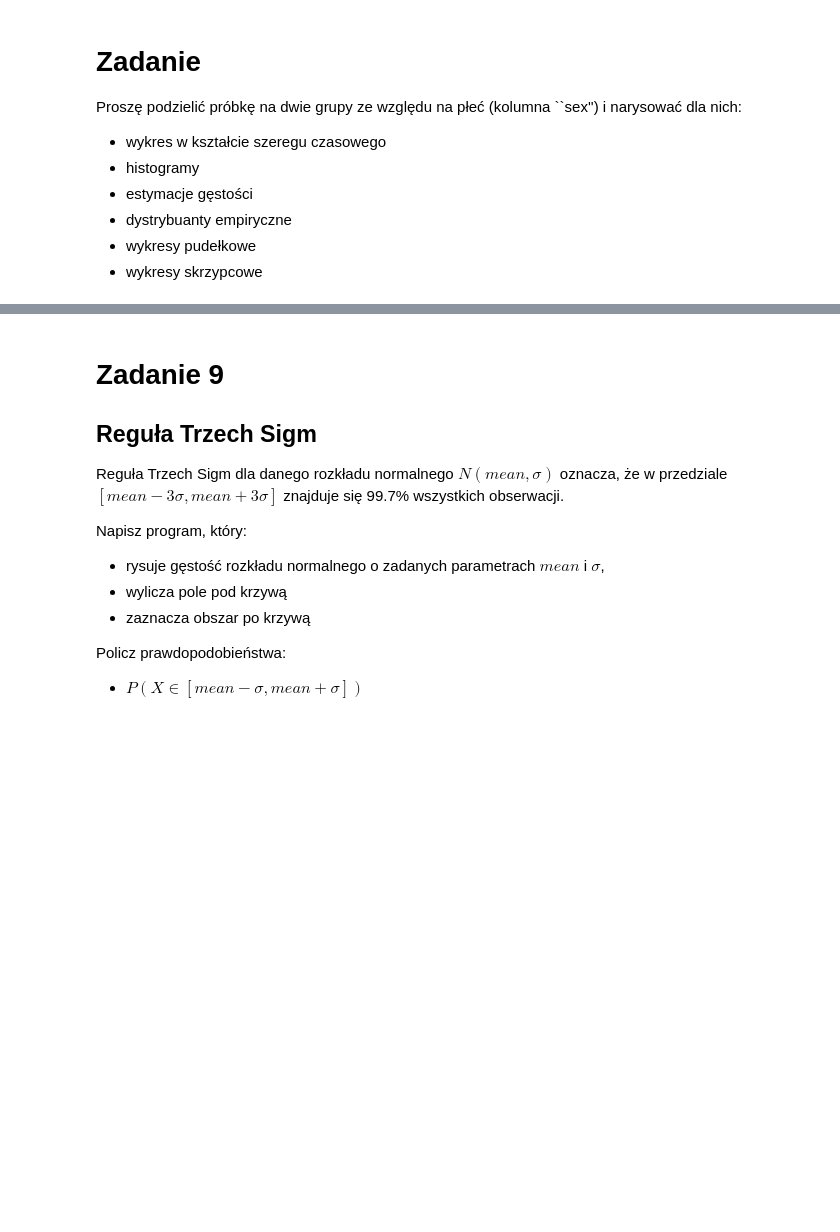
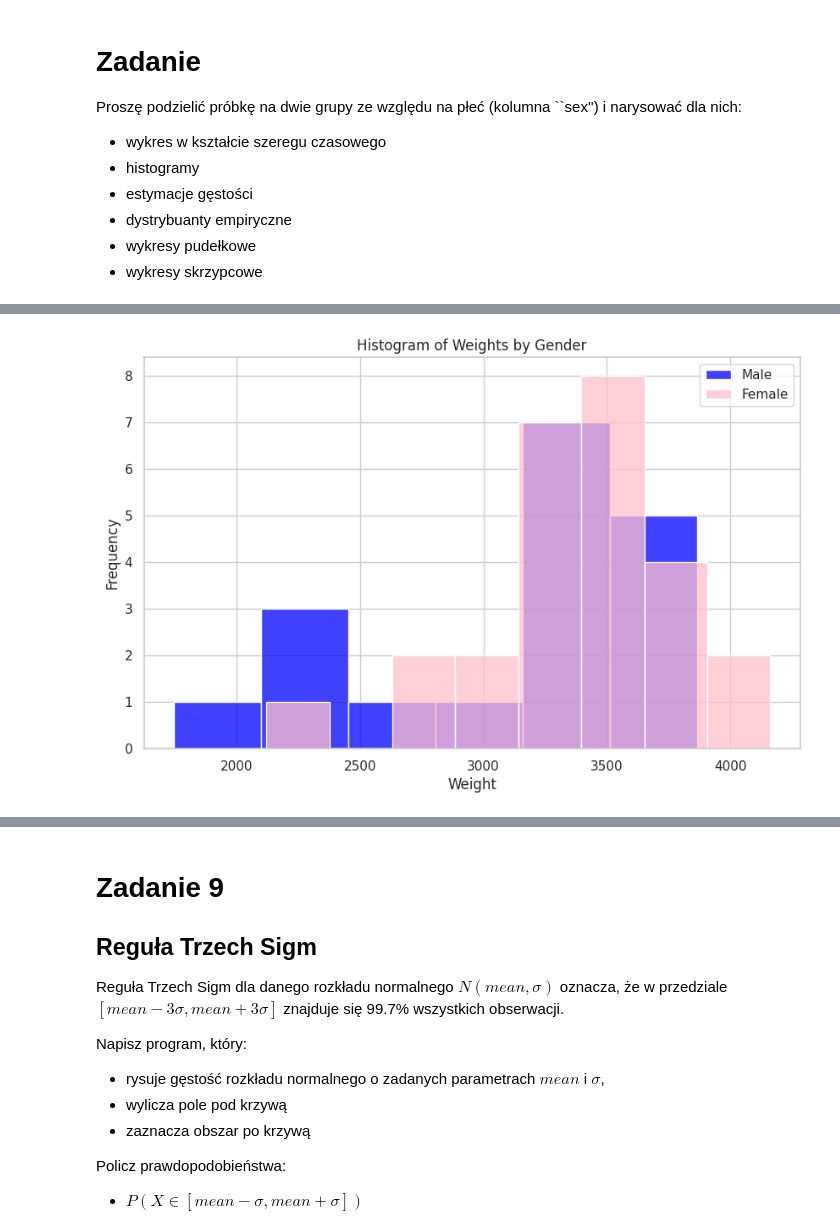
Before and after one commit to sit3kk/Basics-of-Artificial-Intelligence-Notebooks, a Jupyter notebook: AD_Z02_numy_pandas.ipynb, the cells around one changed output, grey strips where cells are left out. Cells and saved outputs as stored; diff of their text form; code cells hidden in the pictures; blank space fills up the shorter version.

```diff
--- a/AD_Z02_numy_pandas.ipynb
+++ b/AD_Z02_numy_pandas.ipynb
@@ -1668,0 +1652,11 @@ Proszę podzielić próbkę na dwie grupy ze względu na płeć (kolumna ``sex''
+# %%
+plt.figure(figsize=(10, 6))
+sns.histplot(df_male['Weight'], color='blue', label='Male', kde=False)
+sns.histplot(df_female['Weight'], color='pink', label='Female', kde=False)
+plt.title('Histogram of Weights by Gender')
+plt.xlabel('Weight')
+plt.ylabel('Frequency')
+plt.legend()
+plt.show()
+# %% [output]
+[figure, added]
```
Also changed, not shown: parts of 21 cells of this notebook.
